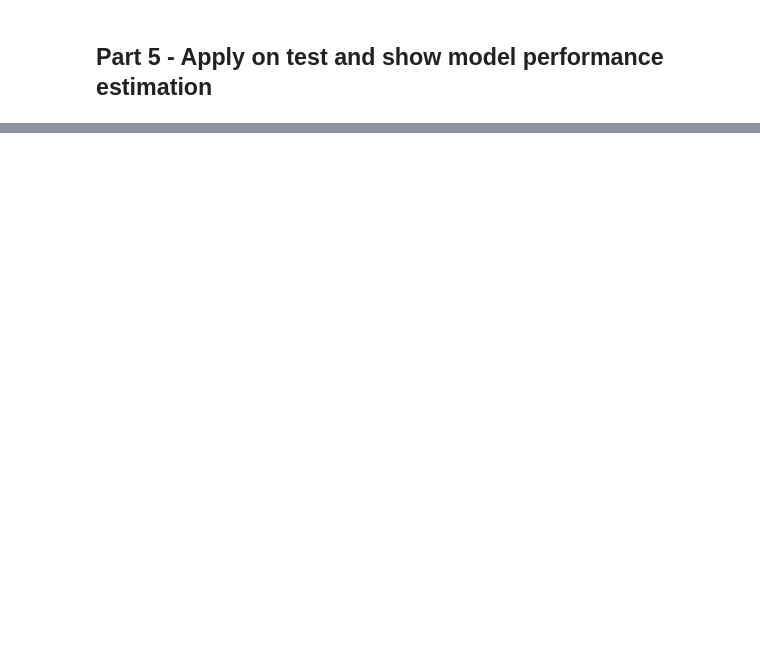
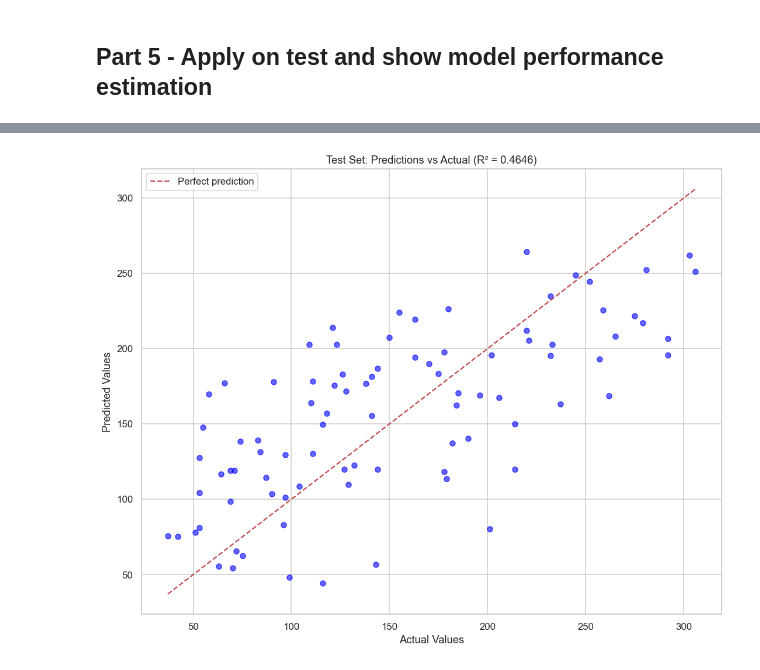
Before and after one commit to LidorAlmkays/Assignment_supervised_learning_flow, a Jupyter notebook: Assignment_supervised_learning_flow.ipynb, the cells around one changed output, grey strips where cells are left out. Cells and saved outputs as stored; diff of their text form; code cells hidden in the pictures; blank space fills up the shorter version.

Commit message:
working part 4 and 5

```diff
--- a/Assignment_supervised_learning_flow.ipynb
+++ b/Assignment_supervised_learning_flow.ipynb
@@ -653,0 +657,19 @@ Use the best combination of feature engineering, model (algorithm and hyperparam
+# %%
+# Train final model on full training set
+print("Training final model on full training set...")
+print(f"Best configuration: {best_result['feature_config']} + {best_result['model_config']}")
+
+# Apply best feature engineering to full training set
+X_train_final, _ = apply_feature_engineering(
+    best_result['feature_config'], X_train, X_train, y_train
+)
+
+# Train final model on full training set
+final_model = create_model(best_result['model_config'])
+final_model.fit(X_train_final, y_train)
+
+print(f"\nFINAL MODEL TRAINED:")
+print(f"Model: {best_result['model_config']['model']}")
+print(f"Feature Engineering: {best_result['feature_config']}")
+print(f"Training set shape: {X_train_final.shape}")
+print(f"Model ready for testing on test set in Part 5")
@@ -655,0 +744,16 @@ Use the best combination of feature engineering, model (algorithm and hyperparam
+# %%
+# Single row with 1 column
+fig, ax = plt.subplots(1, 1, figsize=(10, 8))
+
+# Your plot code
+ax.scatter(y_test, test_predictions, alpha=0.6, color='blue')
+ax.plot([y_test.min(), y_test.max()], [y_test.min(), y_test.max()], 'r--', label='Perfect prediction')
+ax.set_xlabel('Actual Values')
+ax.set_ylabel('Predicted Values')
+ax.set_title(f'Test Set: Predictions vs Actual (R² = {test_results["r2"]:.4f})')
+ax.legend()
+
+plt.tight_layout()
+plt.show()
+# %% [output]
+[figure, added]
```
Also changed, not shown: parts of 6 cells of this notebook.
